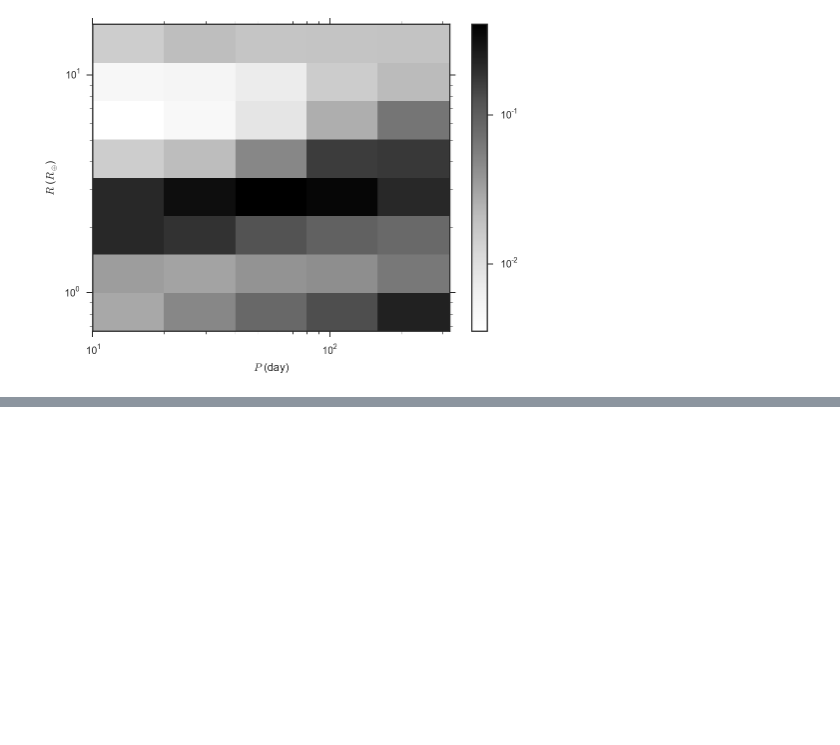
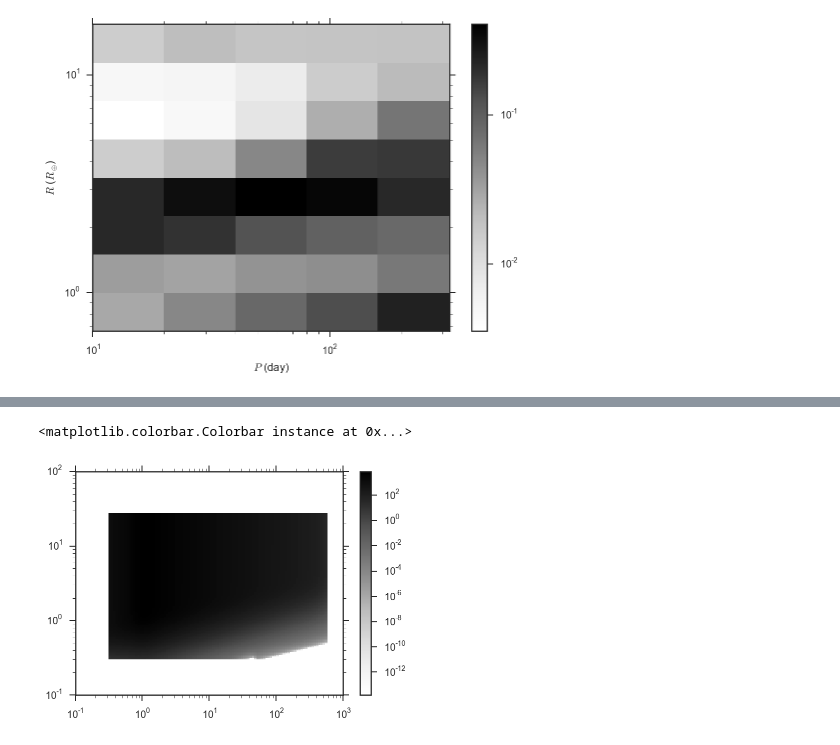
Before and after one commit to farr/kepler-selection, a Jupyter notebook: kephackwk/BinnedUncertaintyStan.ipynb, the cells around one changed output, grey strips where cells are left out. Saved outputs shown, nothing was run; the diff lists cells and outputs as text; code cells hidden in the pictures; blank space fills up the shorter version.

```diff
--- a/kephackwk/BinnedUncertaintyStan.ipynb
+++ b/kephackwk/BinnedUncertaintyStan.ipynb
@@ -134,0 +170,3 @@ ylabel(r'$R$ ($R_\oplus$)')
+# %%
+rbins = exp(arange(log(0.5)-0.5, log(20.0)+0.5, 0.5))
+print rbins
@@ -134,0 +178,2 @@ ylabel(r'$R$ ($R_\oplus$)')
+# %%
+stellar = aa.read('/Users/farr/Documents/Research/KepHackWeek/data/dr24_stellar.csv')
@@ -134,0 +235,27 @@ ylabel(r'$R$ ($R_\oplus$)')
+# %%
+def ptransit(ps, star):
+    smas = (star['mass']*square(ps/365.25))**(1.0/3.0) # AU
+    smas *= 215.1 # solar radii
+
+    ptr = (2*star['radius']) / (pi * smas)
+    ptr[ptr > 1.0] = 1.0
+
+    return ptr
+# %%
+pinterps = exp(linspace(log(pbins[0]), log(pbins[-1]), 100))
+rinterps = exp(linspace(log(rbins[0]), log(rbins[-1]), 100))
+PS, RS = meshgrid(pinterps, rinterps, indexing='ij')
+my_geff = 0
+gids = set([])
+for s in stellar:
+    if s['logg'] >= 4.0 and s['dutycycle'] > 0.33 and s['kepmag'] > 5 and s['dataspan'] > 2*365.25 and s['teff'] >= 5300 and s['teff'] < 6000 and np.all(np.isfinite(s['mass'])):
+        my_geff += pdetect(PS, RS, s)*ptransit(PS, s)
+        gids = gids.union([s['kepid']])
+# %%
+pcolormesh(PS, RS, my_geff, norm=LogNorm())
+xscale('log')
+yscale('log')
+colorbar()
+# %% [output]
+<matplotlib.colorbar.Colorbar instance at 0x...>
+[figure, added]
```
Also changed, not shown: parts of 25 cells of this notebook, 1 other file.
